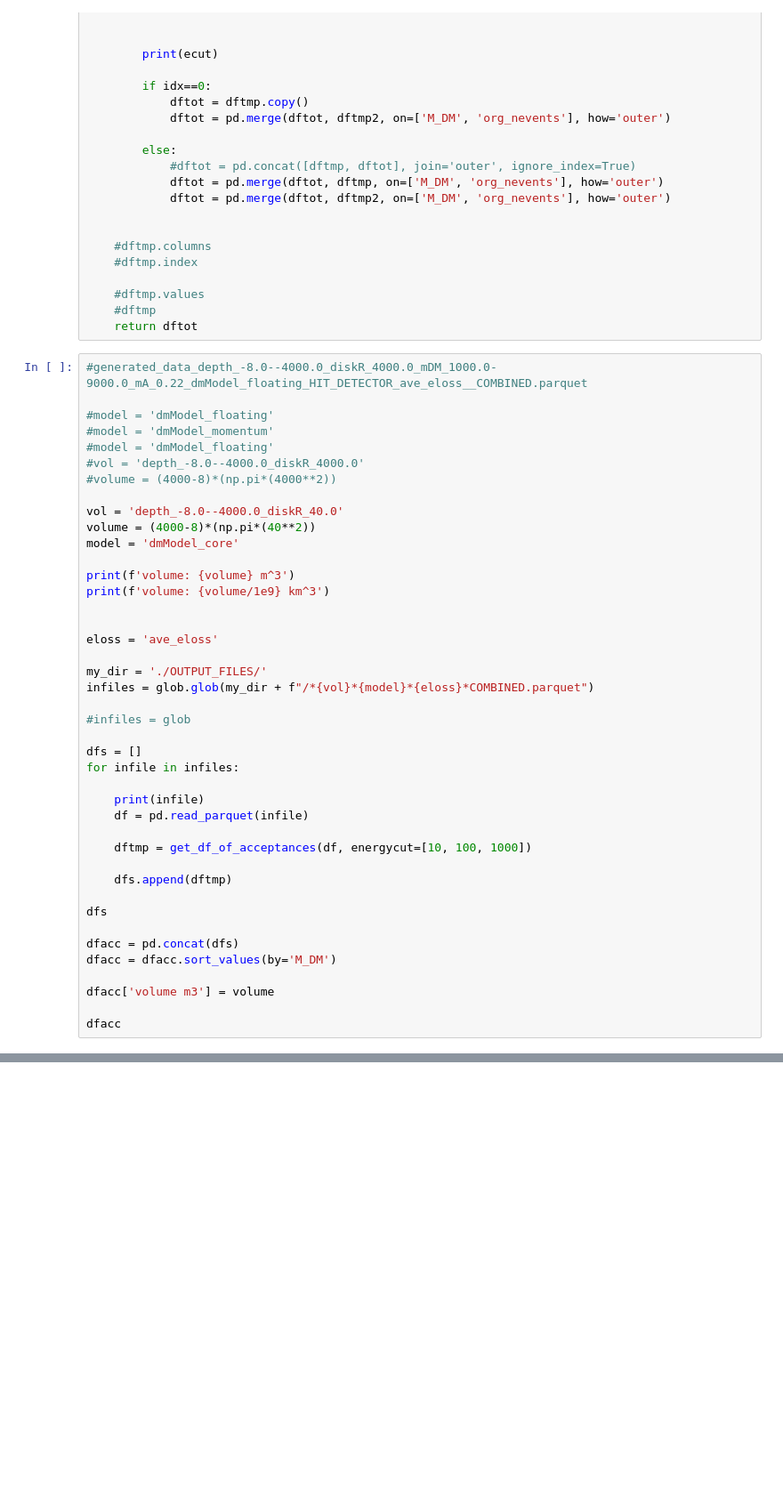
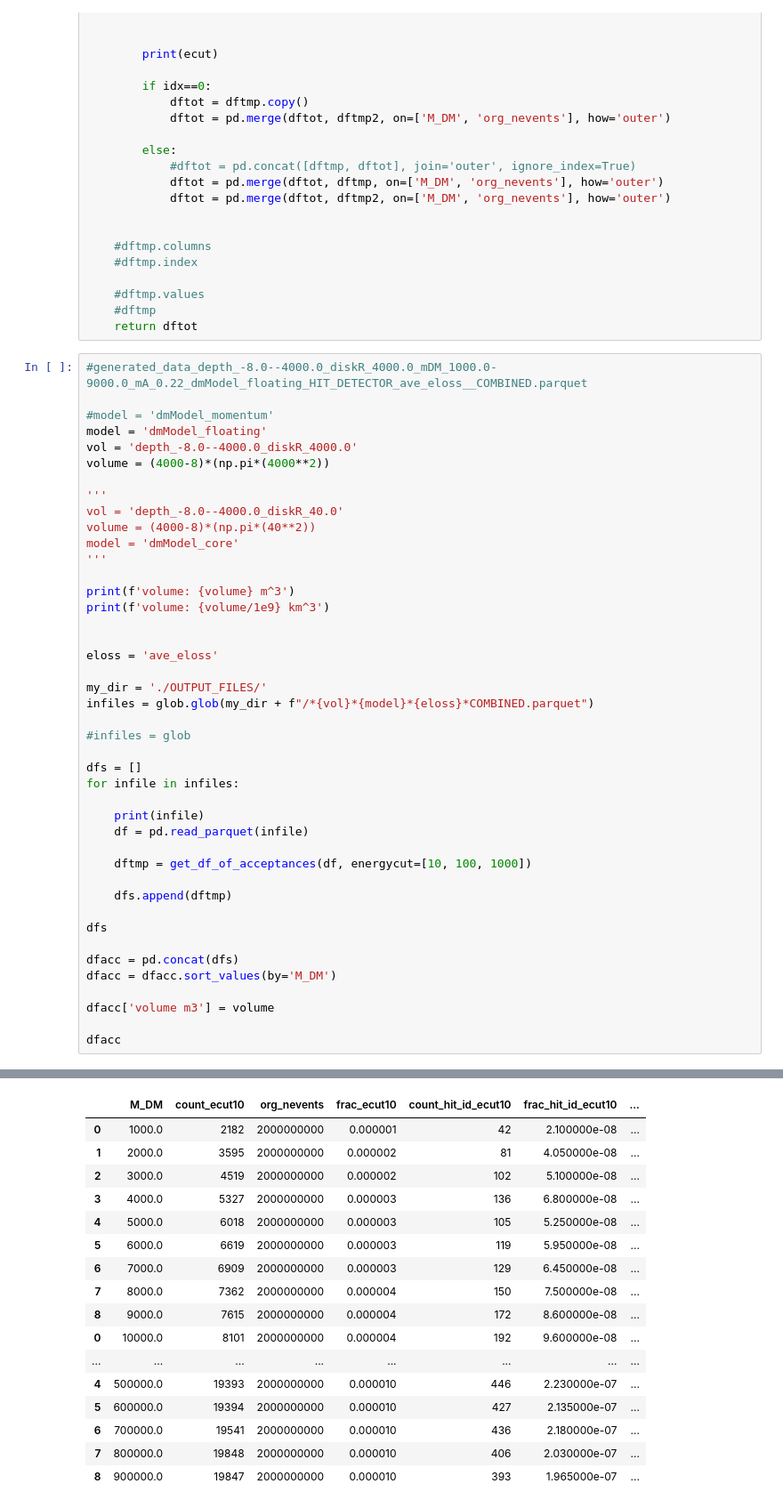
Before and after one commit to mattbellis/EarthShine, a Jupyter notebook: background_and_signal_acceptance_studies/PROTOTYPE_calculate_efficiencies.ipynb, the cells around one changed output, grey strips where cells are left out. Shown at 89% size. Saved outputs shown, nothing was run; the diff lists cells and outputs as text; blank space fills up the shorter version.

```diff
--- a/background_and_signal_acceptance_studies/PROTOTYPE_calculate_efficiencies.ipynb
+++ b/background_and_signal_acceptance_studies/PROTOTYPE_calculate_efficiencies.ipynb
@@ -131,15 +172,16 @@ def get_df_of_acceptances(df, energycut=[100]):
 # %%
 #generated_data_depth_-8.0--4000.0_diskR_4000.0_mDM_1000.0-9000.0_mA_0.22_dmModel_floating_HIT_DETECTOR_ave_eloss__COMBINED.parquet
 
-#model = 'dmModel_floating'
 #model = 'dmModel_momentum'
-#model = 'dmModel_floating'
-#vol = 'depth_-8.0--4000.0_diskR_4000.0'
-#volume = (4000-8)*(np.pi*(4000**2))
+model = 'dmModel_floating'
+vol = 'depth_-8.0--4000.0_diskR_4000.0'
+volume = (4000-8)*(np.pi*(4000**2))
 
+'''
 vol = 'depth_-8.0--4000.0_diskR_40.0'
 volume = (4000-8)*(np.pi*(40**2))
 model = 'dmModel_core'
+'''
 
 print(f'volume: {volume} m^3')
 print(f'volume: {volume/1e9} km^3')
@@ -170,3 +212,4 @@ dfacc = dfacc.sort_values(by='M_DM')
 dfacc['volume m3'] = volume
 
 dfacc
+# %% [output]
@@ -173,3 +233,20 @@ dfacc
+|  | M_DM | count_ecut10 | org_nevents | frac_ecut10 | count_hit_id_ecut10 | frac_hit_id_ecut10 | ... |
+| 0 | 1000.0 | 2182 | 2000000000 | 0.000001 | 42 | 2.100000e-08 | ... |
+| 1 | 2000.0 | 3595 | 2000000000 | 0.000002 | 81 | 4.050000e-08 | ... |
+| 2 | 3000.0 | 4519 | 2000000000 | 0.000002 | 102 | 5.100000e-08 | ... |
+| 3 | 4000.0 | 5327 | 2000000000 | 0.000003 | 136 | 6.800000e-08 | ... |
+| 4 | 5000.0 | 6018 | 2000000000 | 0.000003 | 105 | 5.250000e-08 | ... |
+| 5 | 6000.0 | 6619 | 2000000000 | 0.000003 | 119 | 5.950000e-08 | ... |
+| 6 | 7000.0 | 6909 | 2000000000 | 0.000003 | 129 | 6.450000e-08 | ... |
+| 7 | 8000.0 | 7362 | 2000000000 | 0.000004 | 150 | 7.500000e-08 | ... |
+| 8 | 9000.0 | 7615 | 2000000000 | 0.000004 | 172 | 8.600000e-08 | ... |
+| 0 | 10000.0 | 8101 | 2000000000 | 0.000004 | 192 | 9.600000e-08 | ... |
+| ... | ... | ... | ... | ... | ... | ... | ... |
+| 4 | 500000.0 | 19393 | 2000000000 | 0.000010 | 446 | 2.230000e-07 | ... |
+| 5 | 600000.0 | 19394 | 2000000000 | 0.000010 | 427 | 2.135000e-07 | ... |
+| 6 | 700000.0 | 19541 | 2000000000 | 0.000010 | 436 | 2.180000e-07 | ... |
+| 7 | 800000.0 | 19848 | 2000000000 | 0.000010 | 406 | 2.030000e-07 | ... |
+| 8 | 900000.0 | 19847 | 2000000000 | 0.000010 | 393 | 1.965000e-07 | ... |
 # %%
 #model = 'dmModel_floating'
 #model = 'dmModel_momentum'
```
Also changed, not shown: parts of 12 cells of this notebook, 5 other files.
